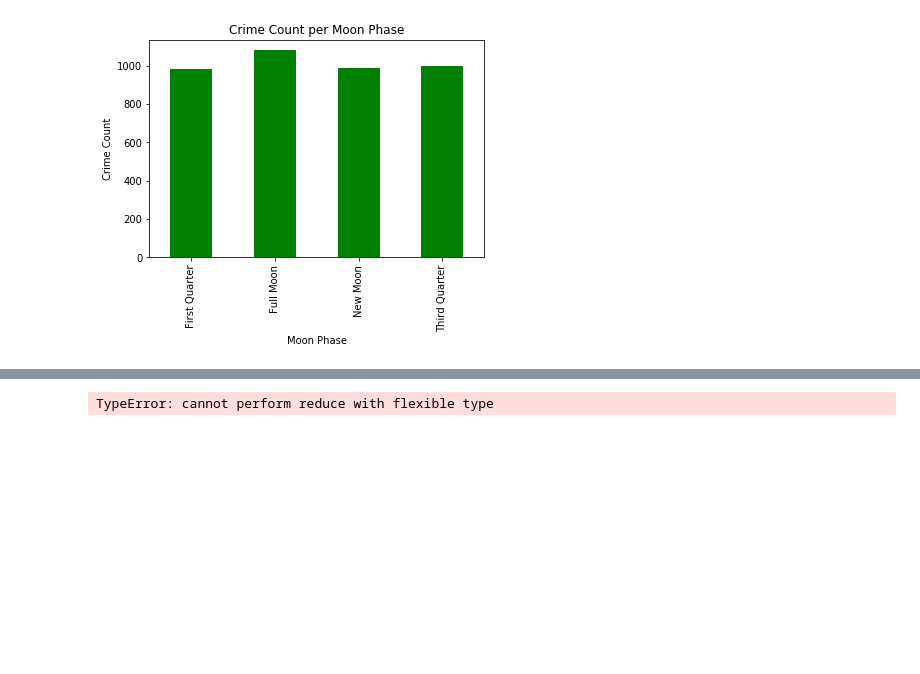
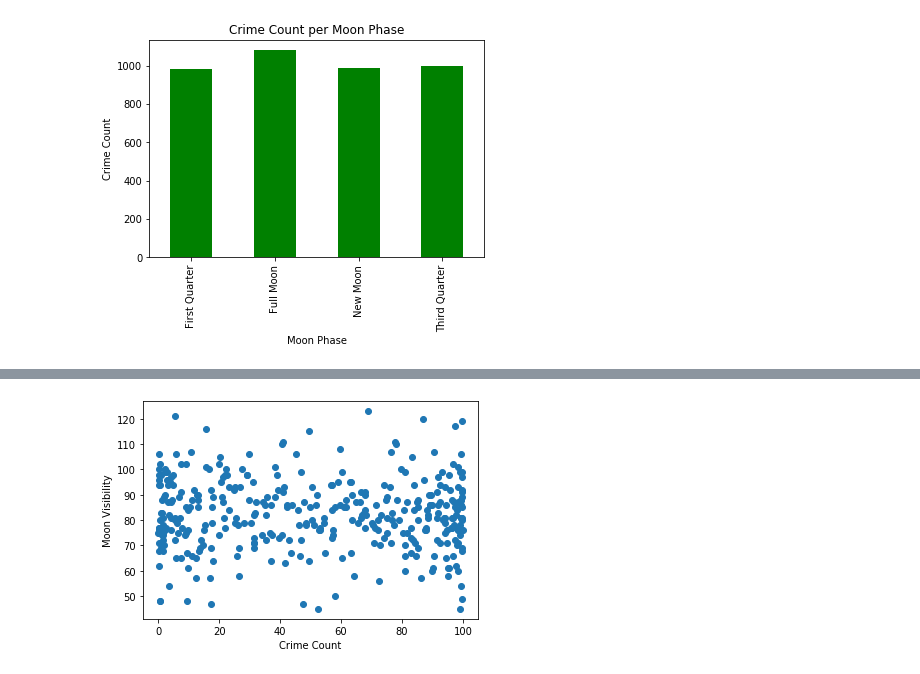
Before and after one commit to NHigs58/Project-1-, a Jupyter notebook: Graphs.ipynb, the cells around one changed output, grey strips where cells are left out. Cells and saved outputs as stored; diff of their text form; code cells hidden in the pictures; blank space fills up the shorter version.

```diff
--- a/Graphs.ipynb
+++ b/Graphs.ipynb
@@ -38,21 +169,18 @@ Text(0, 0.5, 'Crime Count')
 # %%
 # Crime Count Vs Visible Moon (%) Linear Regression
-x_values = ['Crime Count']
-y_values = ['Moon Visibility']
+y_values = crime_moon_df['Crime Count']
+x_values = crime_moon_df['Moon Phase_x']
 (slope, intercept, rvalue, pvalue, stderr) = linregress(x_values, y_values)
 regress_values = x_values * slope + intercept
 line_eq = "y = " + str(round(slope,2)) + "x + " + str(round(intercept,2))
 plt.scatter(x_values,y_values)
 plt.plot(x_values,regress_values,"red")
-plt.annotate(line_eq,(10,10),fontsize=15,color="red")
-
-plt.ylim(0,100)
-plt.xlim(0, 200)
+plt.annotate(line_eq,(45,30),fontsize=15,color="red")
 
 plt.ylabel("Moon Visibility")
 plt.xlabel("Crime Count")
 plt.show()
 
 # plt.savefig("CrimeVsMoonViz.png")
 # %% [output]
-TypeError: cannot perform reduce with flexible type
+[figure, added]
```
Also changed, not shown: parts of 8 cells of this notebook, 1 other file.
